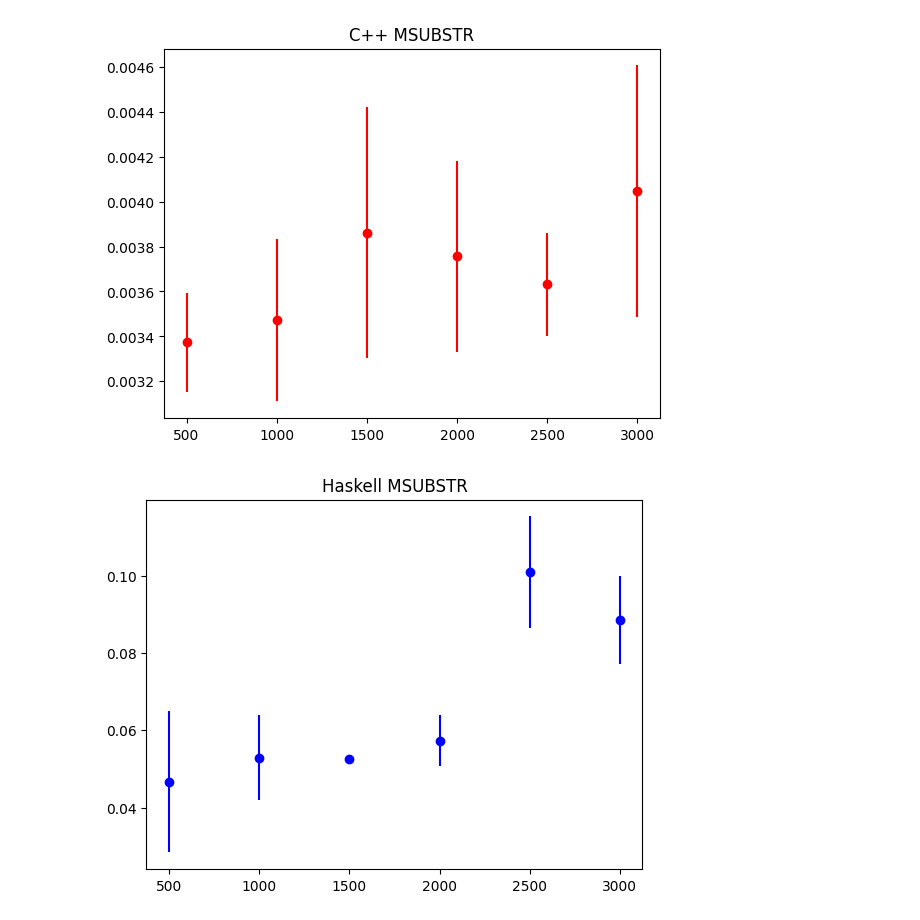
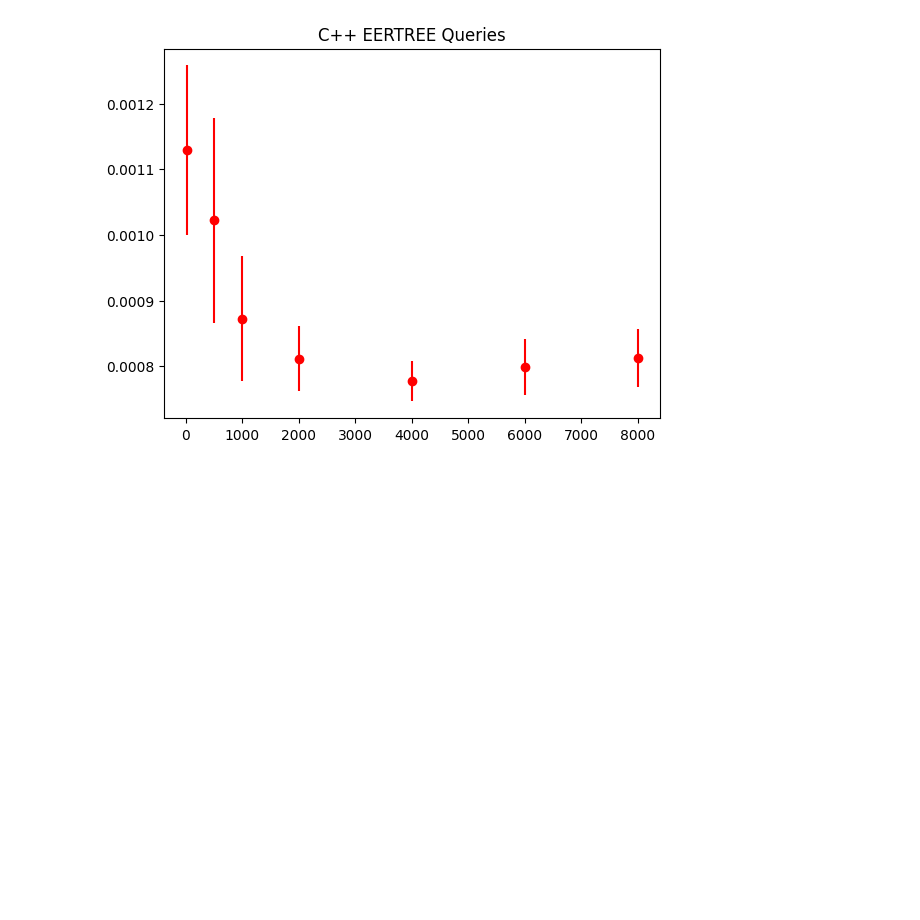
Before and after one commit to fizruk/eertree, a Jupyter notebook: app/Benchmarking.ipynb, the cells around one changed output. Drawn from its saved outputs; the diff is of its cells as text; code cells hidden in the pictures; blank space fills up the shorter version.

Commit message:
update bench and add queries

```diff
--- a/app/Benchmarking.ipynb
+++ b/app/Benchmarking.ipynb
@@ -43,11 +43,11 @@ generated_input = []
 time_difs_c = []
 for i in range(1, 7):
     generated_input = f"{t[i-1]}\n" + "\n".join(strings[i-1])
-    command = "./cpp/MSUBSTR"
+    command = "cd cpp && make run_msubstr"
     time_difs_c.append([])
-    for j in range (100):
+    for j in range (10):
         starting_time = time.time_ns()
-        result = subprocess.run(command, input=generated_input, text=True, capture_output=True)
+        result = subprocess.run(command, shell=True, input=generated_input, text=True, capture_output=True)
         end_time = time.time_ns()
         time_dif = end_time - starting_time
         time_dif_ns = time_dif
@@ -56,11 +56,11 @@ for i in range(1, 7):
 time_difs_hs = []
 for i in range(1, 7):
     generated_input = f"{t[i-1]}\n" + "\n".join(strings[i-1])
-    command = "msubstr"
+    command = "stack install && msubstr"
     time_difs_hs.append([])
-    for j in range (100):
+    for j in range (10):
         starting_time = time.time_ns()
-        result = subprocess.run(command, input=generated_input, text=True, capture_output=True)
+        result = subprocess.run(command, shell=True, input=generated_input, text=True, capture_output=True)
         end_time = time.time_ns()
         time_dif = end_time - starting_time
         time_dif_ns = time_dif
@@ -68,28 +133,31 @@ for i in range(1, 7):
 # %%
 import numpy as np
 import matplotlib.pyplot as plt
-xs = [500, 1000, 1500, 2000, 2500, 3000]
+
+xs = [17, 500, 1000, 2000, 4000, 6000, 8000]
 mean_c, std_c = [], []
 mean_hs, std_hs = [], []
 
-for i in range (6):
+for i in range (7):
     mean_c.append(np.mean(time_difs_c[i])/1e9)
     std_c.append(np.std(time_difs_c[i])/1e9)
-    mean_hs.append(np.mean(time_difs_hs[i])/1e9)
-    std_hs.append(np.std(time_difs_hs[i])/1e9)
+    # mean_hs.append(np.mean(time_difs_hs[i])/1e9)
+    # std_hs.append(np.std(time_difs_hs[i])/1e9)
 
 plt.errorbar(xs, mean_c, yerr=std_c, fmt="o", color="r")
-plt.title("C++ MSUBSTR")
+plt.title("C++ EERTREE Queries")
 plt.show()
-plt.errorbar(xs, mean_hs, yerr=std_hs, fmt="o", color="b")
-plt.title("Haskell MSUBSTR")
-plt.show()
-plt.errorbar(xs, mean_hs, yerr=std_hs, fmt="o", color="b")
-plt.errorbar(xs, mean_c, yerr=std_c, fmt="o", color="r")
-plt.title("MSUBSTR: Haskell, blue Vs C++ red")
-plt.ylabel("time in seconds")
-plt.xlabel("length of string")
-plt.show()
+# plt.errorbar(xs, mean_hs, yerr=std_hs, fmt="o", color="b")
+# plt.title("Haskell Palindromic refrain variant")
+# plt.ylim(0, 6)
+# plt.show()
+# plt.errorbar(xs, mean_hs, yerr=std_hs, fmt="o", color="b", label="Haskell")
+# plt.errorbar(xs, mean_c, yerr=std_c, fmt="o", color="r", label="C++")
+# plt.title("Palindromic refrain variant: Haskell Vs C++")
+# plt.ylabel("time in seconds")
+# plt.xlabel("length of string")
+# plt.ylim(0, 3)
+# plt.legend()
+# plt.show()
 # %% [output]
-[figure, old version]
+[figure, new version]
-[figure, removed]
```
Also changed, not shown: parts of 3 cells of this notebook, 14 other files.
